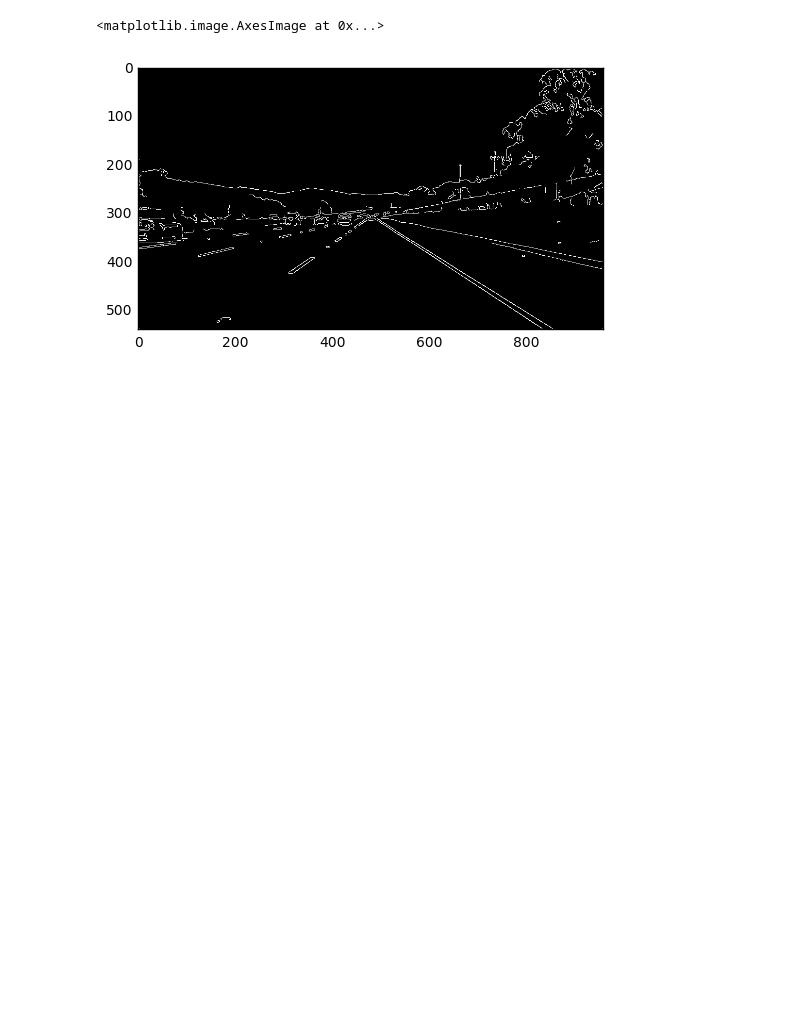
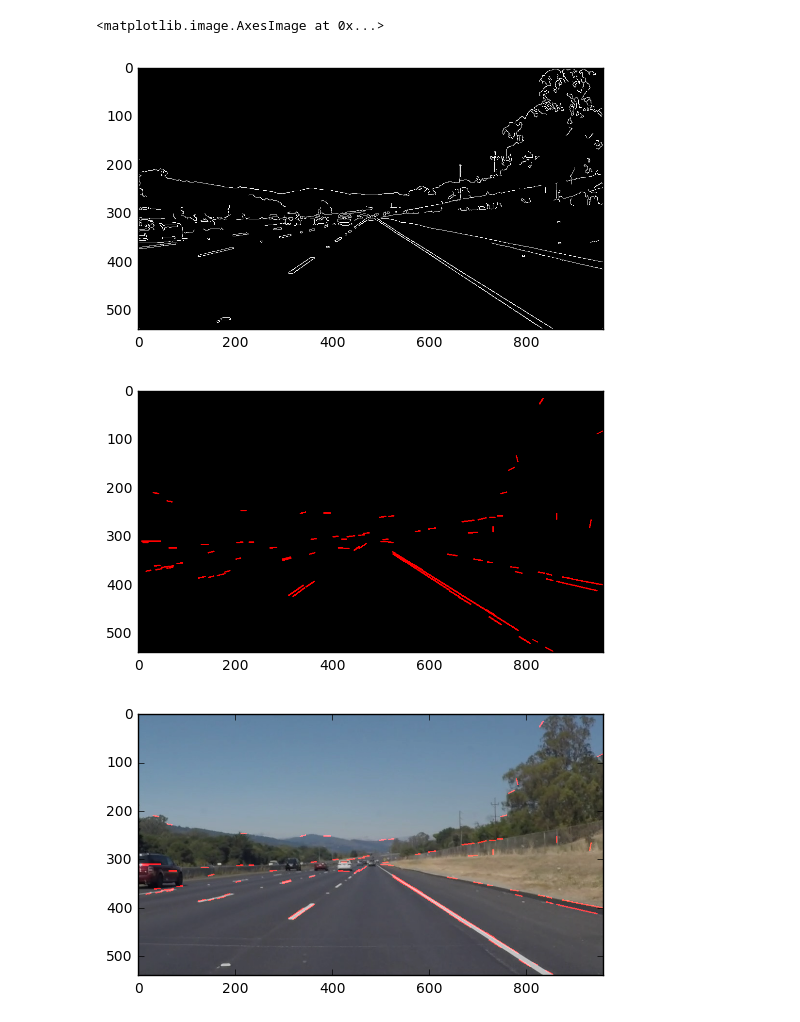
Before and after one commit to akshaybabloo/Car-ND, a Jupyter notebook: Term-1/Finding_Lane_Lines/P1/Project-1.ipynb, the cells around one changed output. Cells and saved outputs as stored; diff of their text form; code cells hidden in the pictures; blank space fills up the shorter version.

Commit message:
Hough transform and image masking added

```diff
--- a/Term-1/Finding_Lane_Lines/P1/Project-1.ipynb
+++ b/Term-1/Finding_Lane_Lines/P1/Project-1.ipynb
@@ -134,3 +138,20 @@ plt.imshow(edges_image, cmap='gray')
 # %% [output]
 <matplotlib.image.AxesImage at 0x...>
 [figure]
+# %%
+# Applying Hough transform to the Canny transformed image
+rho = 1
+theta = np.pi / 180
+threshold = 1
+min_line_length = 10
+max_line_gap = 1
+hough_lines_image = hough_lines(edges_image, rho, theta, threshold, min_line_len=min_line_length, max_line_gap=max_line_gap)
+combo_image = weighted_img(hough_lines_image, image)
+# Display images
+images = [hough_lines_image, combo_image]
+for ima in images:
+    plt.figure()
+    plt.imshow(ima)
+# %% [output]
+[figure, added]
+[figure, added]
```
Also changed, not shown: parts of 5 cells of this notebook.
